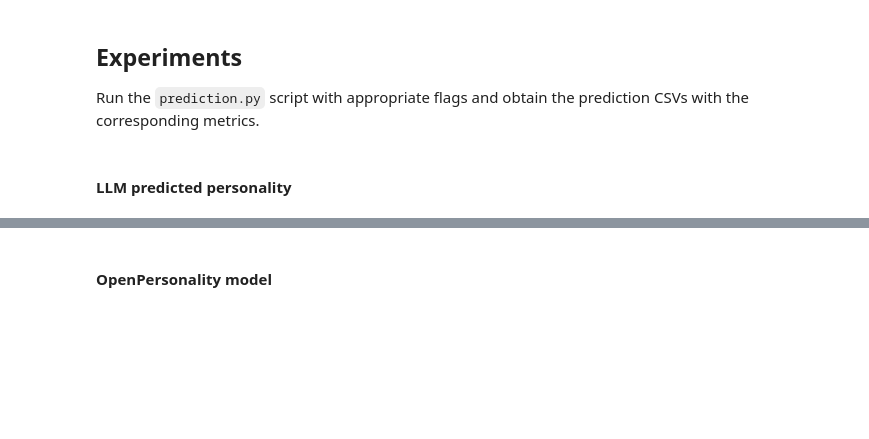
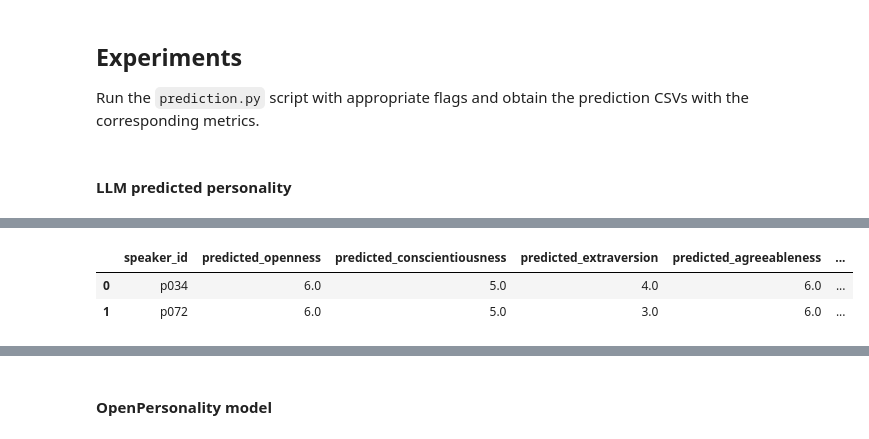
Before and after one commit to shshnk94/summary-mem, a Jupyter notebook: tutorials/wassa2024/wassa2024.ipynb, the cells around one changed output, grey strips where cells are left out. Cells and saved outputs as stored; diff of their text form; code cells hidden in the pictures; blank space fills up the shorter version.

```diff
--- a/tutorials/wassa2024/wassa2024.ipynb
+++ b/tutorials/wassa2024/wassa2024.ipynb
@@ -317,3 +412,45 @@ Run the `prediction.py` script with appropriate flags and obtain the prediction
+# %%
+# --- Predicted vs. ground-truth personality, per speaker --------------------
+
+ground_truth = surveys[surveys["conversation_id"] == conversation_id].set_index("person_id")
+
+# memory_mode = "summary"
+memory_mode = "in_context"
+
+rows = []
+for speaker_id in speakers:
+    context = build_speaker_context(
+        speaker_id,
+        memory if memory_mode == "summary" else None,
+        conversations,
+        [conversation_id],
+    )
+
+    assessment = assess_personality(
+        client,
+        memory.model if memory_mode == "summary" else 'openai/gpt-4o-mini',
+        speaker_id,
+        context
+    )
+
+    row = {"speaker_id": speaker_id, **{f"predicted_{t}": assessment[t] for t in TRAITS}}
+
+    if speaker_id in ground_truth.index:
+        for trait in TRAITS:
+            survey_trait, invert = SURVEY_TRAIT_OVERRIDES.get(trait, (trait, False))
+            gt = ground_truth.loc[speaker_id, f"personality_{survey_trait}"]
+            row[f"gt_{trait}"] = 8 - gt if invert else gt
+
+    rows.append(row)
+
+if memory_mode == "summary":
+    memory.close()
+
+pd.DataFrame(rows).round(2)
+# %% [output]
+|  | speaker_id | predicted_openness | predicted_conscientiousness | predicted_extraversion | predicted_agreeableness | ... |
+| 0 | p034 | 6.0 | 5.0 | 4.0 | 6.0 | ... |
+| 1 | p072 | 6.0 | 5.0 | 3.0 | 6.0 | ... |
 # %%
 import pandas as pd
 import plotnine as p9
```
Also changed, not shown: parts of 4 cells of this notebook, 6 other files.
